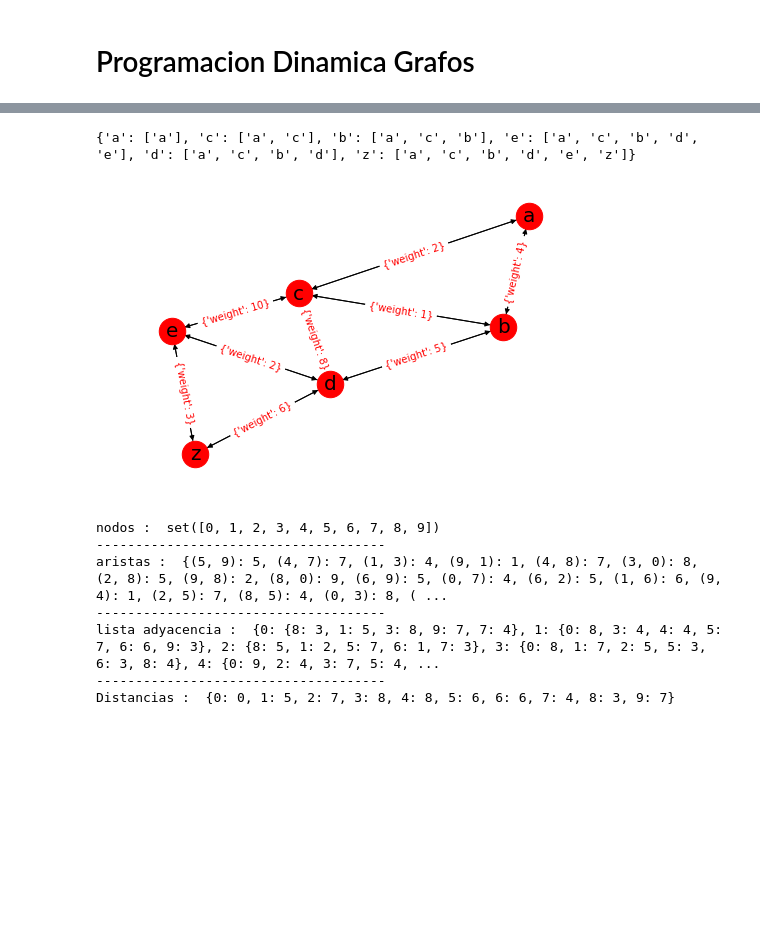
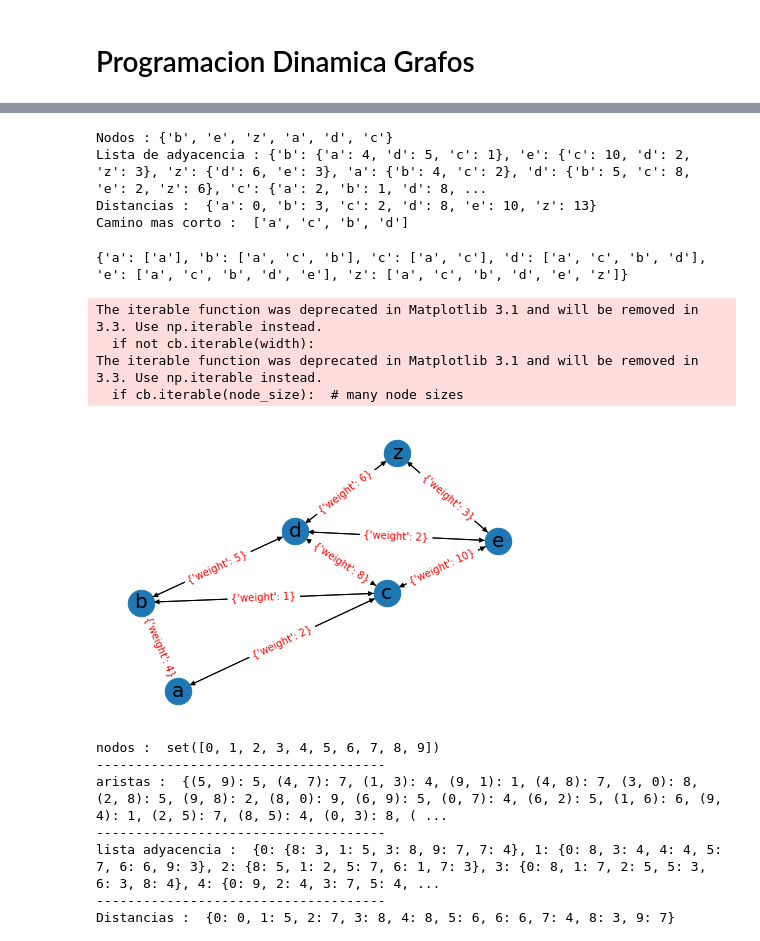
Before and after one commit to sherna90/analisis_algoritmos, a Jupyter notebook: 5.-programacion_dinamica_grafos.ipynb, the cells around one changed output, grey strips where cells are left out. Drawn from its saved outputs; the diff is of its cells as text; code cells hidden in the pictures; blank space fills up the shorter version.

Commit message:
dijkstra

```diff
--- a/5.-programacion_dinamica_grafos.ipynb
+++ b/5.-programacion_dinamica_grafos.ipynb
@@ -99,29 +105,38 @@ E={('a','b'):4,('b','a'):4,('b','d'):5,('d','b'):5,
 G=weighted_graph(E)
 
 
-print 'Nodos :',G.nodes
-print 'Lista de adyacencia :',G.adjacency_list()
+print('Nodos :',G.nodes)
+print('Lista de adyacencia :',G.adjacency_list())
 
 start='a'
-D,U=Dijkstra(G,start)
-print 'Distancias : ',D
-print 'Camino mas corto : ',shortest_path(U,start,'z')
+path,distance=Dijkstra(G,start)
+print('Distancias : ',distance)
+print('Camino mas corto : ',shortest_path(path,'z'))
+# %% [output]
+Nodos : {'b', 'e', 'z', 'a', 'd', 'c'}
+Lista de adyacencia : {'b': {'a': 4, 'd': 5, 'c': 1}, 'e': {'c': 10, 'd': 2, 'z': 3}, 'z': {'d': 6, 'e': 3}, 'a': {'b': 4, 'c': 2}, 'd': {'b': 5, 'c': 8, 'e': 2, 'z': 6}, 'c': {'a': 2, 'b': 1, 'd': 8, ...
+Distancias :  {'a': 0, 'b': 3, 'c': 2, 'd': 8, 'e': 10, 'z': 13}
+Camino mas corto :  ['a', 'c', 'b', 'd']
 # %%
 G=nx.DiGraph()
 
-E_nx=[(e[0],e[1],k) for e,k in E.iteritems()]
+E_nx=[(e[0],e[1],k) for e,k in E.items()]
 G.add_weighted_edges_from(E_nx)
 pos=nx.spring_layout(G)
 
 print(nx.single_source_dijkstra_path(G,source='a'))
 
 nx.draw(G,pos, node_size=700)
 nx.draw_networkx_labels(G, pos, font_size=20, font_family='sans-serif')
 nx.draw_networkx_edge_labels(G,pos,font_color='red')
 plt.show()
 # %% [output]
-{'a': ['a'], 'c': ['a', 'c'], 'b': ['a', 'c', 'b'], 'e': ['a', 'c', 'b', 'd', 'e'], 'd': ['a', 'c', 'b', 'd'], 'z': ['a', 'c', 'b', 'd', 'e', 'z']}
+{'a': ['a'], 'b': ['a', 'c', 'b'], 'c': ['a', 'c'], 'd': ['a', 'c', 'b', 'd'], 'e': ['a', 'c', 'b', 'd', 'e'], 'z': ['a', 'c', 'b', 'd', 'e', 'z']}
+The iterable function was deprecated in Matplotlib 3.1 and will be removed in 3.3. Use np.iterable instead.
+  if not cb.iterable(width):
+The iterable function was deprecated in Matplotlib 3.1 and will be removed in 3.3. Use np.iterable instead.
+  if cb.iterable(node_size):  # many node sizes
-[figure, old version]
+[figure, new version]
 # %%
 random_graph = lambda n,p : {(u,v):np.random.randint(1,10) for u in np.arange(n) for v
                     in np.arange(n) if np.random.rand()>p and u!=v}
```
Also changed, not shown: parts of 7 cells of this notebook, 1 other file.
